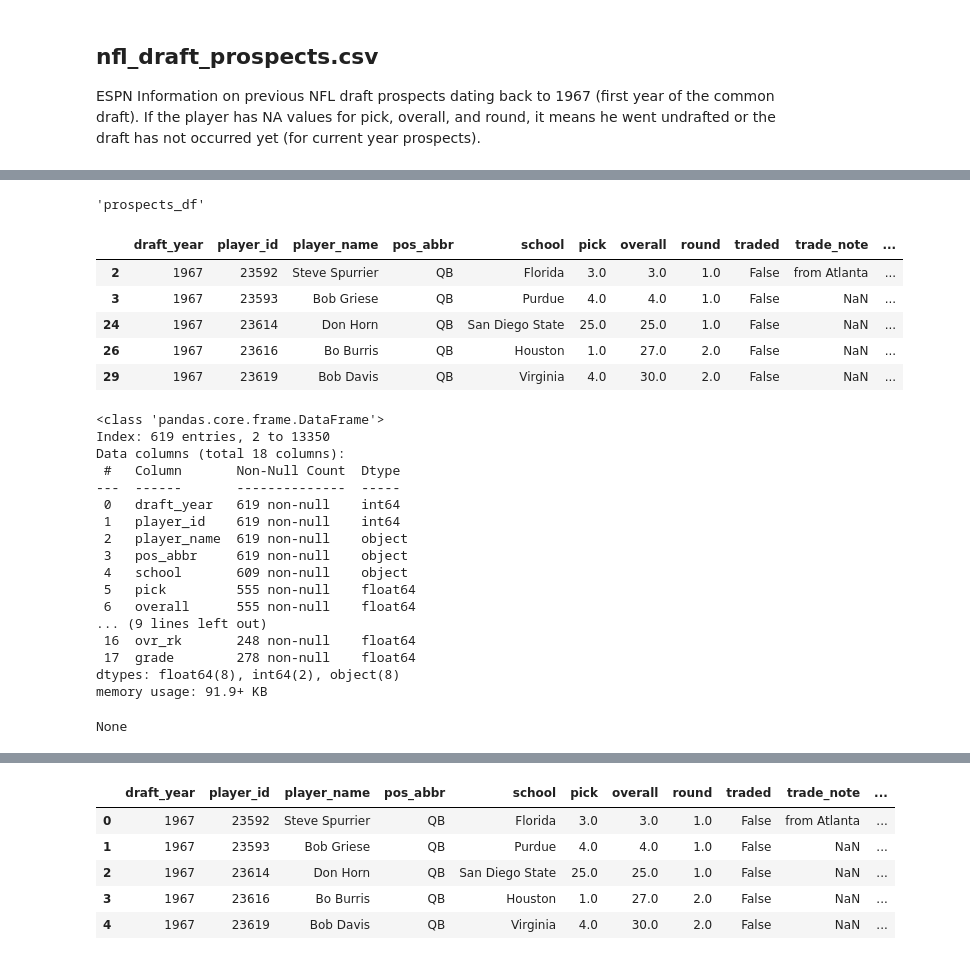
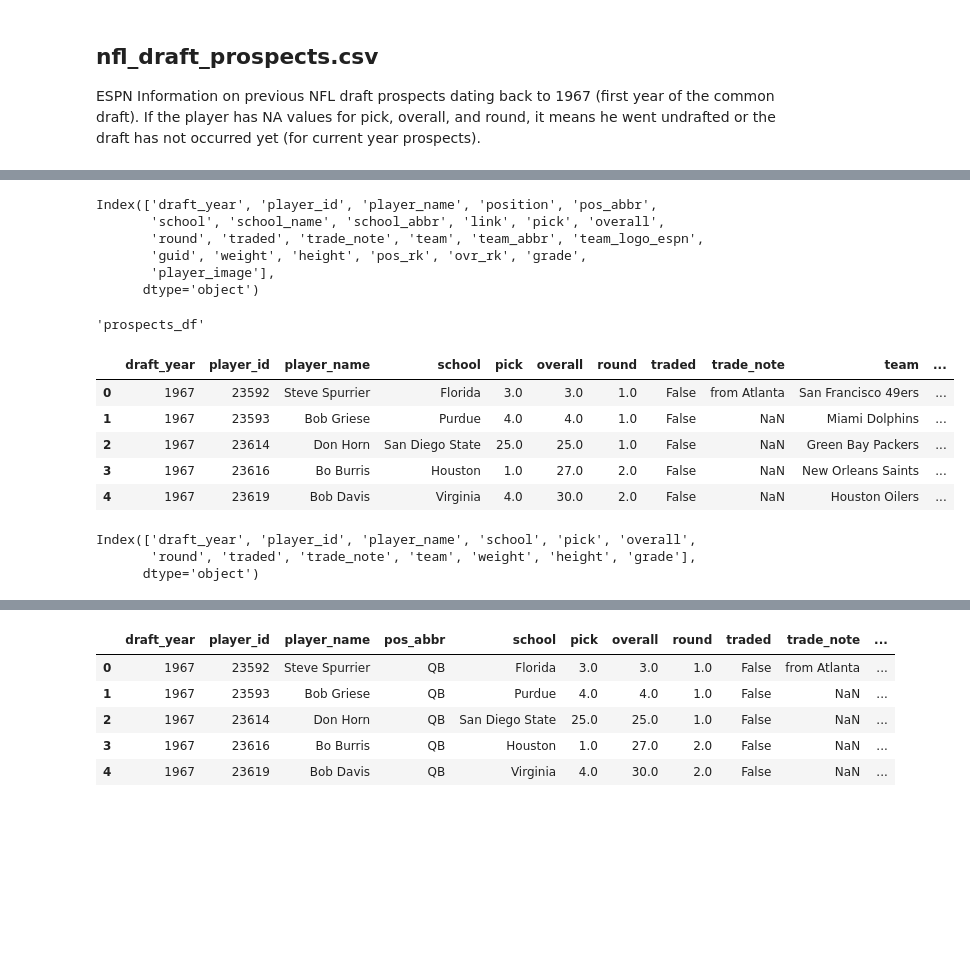
Before and after one commit to willablackmon/nfl_quarterback_draft, a Jupyter notebook: data_sourcing/nfl_draft_prospects_data.ipynb, the cells around one changed output, grey strips where cells are left out. Cells and saved outputs as stored; diff of their text form; code cells hidden in the pictures; blank space fills up the shorter version.

```diff
--- a/data_sourcing/qb_prospect_data.ipynb
+++ b/data_sourcing/nfl_draft_prospects_data.ipynb
@@ -17,15 +15,16 @@ If you are joining in ESPN college QBR statistics from college_qbr.csv, join by
 ESPN Information on previous NFL draft prospects dating back to 1967 (first year of the common draft).
 If the player has NA values for pick, overall, and round, it means he went undrafted or the draft has not occurred yet (for current year prospects).
 # %%
+import pandas as pd
 # Import CSV for Prospects
 
 # data on when a prospect was drafted, which team drafted them.
-csv_prospects = r"Resources\nfl_draft_prospects.csv"
-prospects_df = pd.read_csv(csv_prospects)
-
+rel_path = r"..\Resources\nfl_draft_prospects.csv"
+prospects_df = pd.read_csv(rel_path)
 display('/n draft_prospects:')
 display(prospects_df.head())
 # display(prospects_df.info())
+display(f'{len(prospects_df)} rows in prospects_df')
 # %% [output]
 '/n draft_prospects:'
 |  | draft_year | player_id | player_name | position | pos_abbr | school | school_name | school_abbr | link | ... |
@@ -38,7 +38,4 @@ display(prospects_df.head())
 # %%
-qb_prospects_df = prospects_df.query("position =='Quarterback' or pos_abbr == 'QB'")
-
-display(qb_prospects_df.head())
-display(qb_prospects_df.info())
-display(qb_prospects_df.columns)
+qb_prospects_df = prospects_df.query("position =='Quarterback' or pos_abbr == 'QB'").reset_index(drop =True)
+display(f'{len(qb_prospects_df)} rows in qb_prospects_df')
 # %% [output]
@@ -101,34 +51,28 @@ dtype: int64
 # %%
+display(qb_prospects_df.columns)
 # Drop unnecessary/redundant columns
-drop = ['position', 'school_name', 'school_abbr', 'link', 'team_logo_espn','player_image']
+drop = ['position', 'pos_abbr', 'school_name', 'school_abbr', 'link', 'team_logo_espn','player_image',\
+         'guid', 'team_abbr', 'pos_rk', 'ovr_rk']
 
 prospects_df = qb_prospects_df.drop(columns=drop)
 display('prospects_df')
 display(prospects_df.head())
-display(prospects_df.info())
+display(prospects_df.columns)
+# display(prospects_df.info())
 # %% [output]
-'prospects_df'
+Index(['draft_year', 'player_id', 'player_name', 'position', 'pos_abbr',
+       'school', 'school_name', 'school_abbr', 'link', 'pick', 'overall',
+       'round', 'traded', 'trade_note', 'team', 'team_abbr', 'team_logo_espn',
+       'guid', 'weight', 'height', 'pos_rk', 'ovr_rk', 'grade',
+       'player_image'],
+      dtype='object')
+'prospects_df'
-|  | draft_year | player_id | player_name | pos_abbr | school | pick | overall | round | traded | trade_note | ... |
-| 2 | 1967 | 23592 | Steve Spurrier | QB | Florida | 3.0 | 3.0 | 1.0 | False | from Atlanta | ... |
-| 3 | 1967 | 23593 | Bob Griese | QB | Purdue | 4.0 | 4.0 | 1.0 | False | NaN | ... |
-| 24 | 1967 | 23614 | Don Horn | QB | San Diego State | 25.0 | 25.0 | 1.0 | False | NaN | ... |
-| 26 | 1967 | 23616 | Bo Burris | QB | Houston | 1.0 | 27.0 | 2.0 | False | NaN | ... |
-| 29 | 1967 | 23619 | Bob Davis | QB | Virginia | 4.0 | 30.0 | 2.0 | False | NaN | ... |
+|  | draft_year | player_id | player_name | school | pick | overall | round | traded | trade_note | team | ... |
+| 0 | 1967 | 23592 | Steve Spurrier | Florida | 3.0 | 3.0 | 1.0 | False | from Atlanta | San Francisco 49ers | ... |
+| 1 | 1967 | 23593 | Bob Griese | Purdue | 4.0 | 4.0 | 1.0 | False | NaN | Miami Dolphins | ... |
+| 2 | 1967 | 23614 | Don Horn | San Diego State | 25.0 | 25.0 | 1.0 | False | NaN | Green Bay Packers | ... |
+| 3 | 1967 | 23616 | Bo Burris | Houston | 1.0 | 27.0 | 2.0 | False | NaN | New Orleans Saints | ... |
+| 4 | 1967 | 23619 | Bob Davis | Virginia | 4.0 | 30.0 | 2.0 | False | NaN | Houston Oilers | ... |
-<class 'pandas.core.frame.DataFrame'>
-Index: 619 entries, 2 to 13350
-Data columns (total 18 columns):
- #   Column       Non-Null Count  Dtype
----  ------       --------------  -----
- 0   draft_year   619 non-null    int64
- 1   player_id    619 non-null    int64
- 2   player_name  619 non-null    object
- 3   pos_abbr     619 non-null    object
- 4   school       609 non-null    object
- 5   pick         555 non-null    float64
- 6   overall      555 non-null    float64
-... (9 lines left out)
- 16  ovr_rk       248 non-null    float64
- 17  grade        278 non-null    float64
-dtypes: float64(8), int64(2), object(8)
-memory usage: 91.9+ KB
-None
+Index(['draft_year', 'player_id', 'player_name', 'school', 'pick', 'overall',
+       'round', 'traded', 'trade_note', 'team', 'weight', 'height', 'grade'],
+      dtype='object')
```
Also changed, not shown: parts of 11 cells of this notebook, 11 other files.
